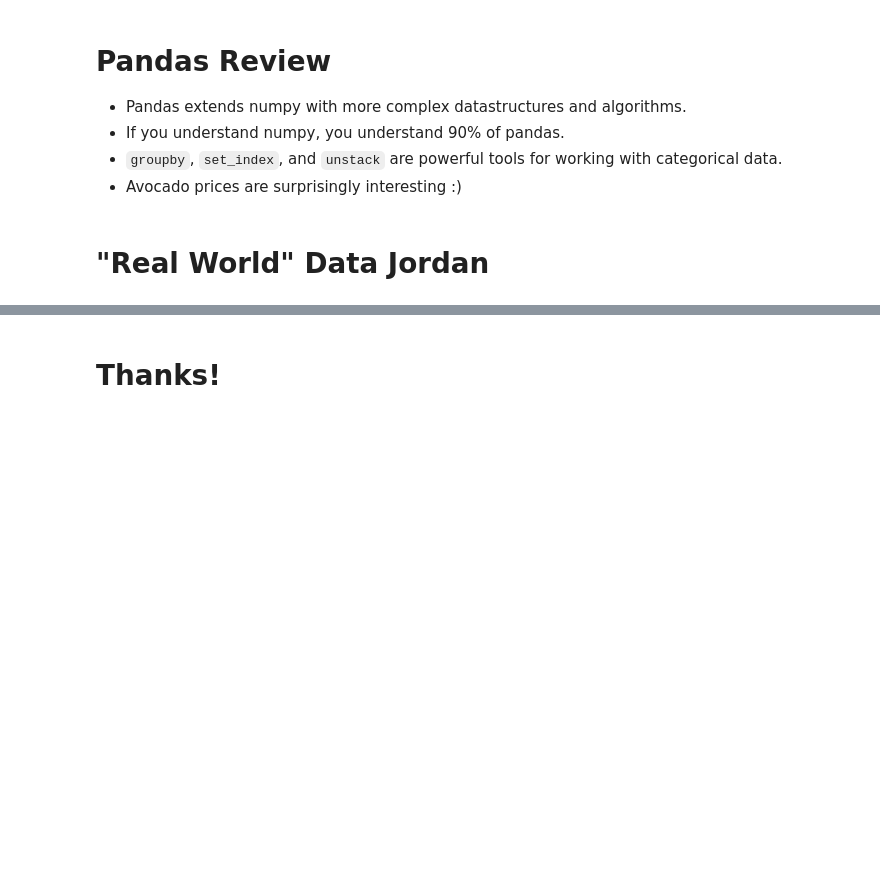
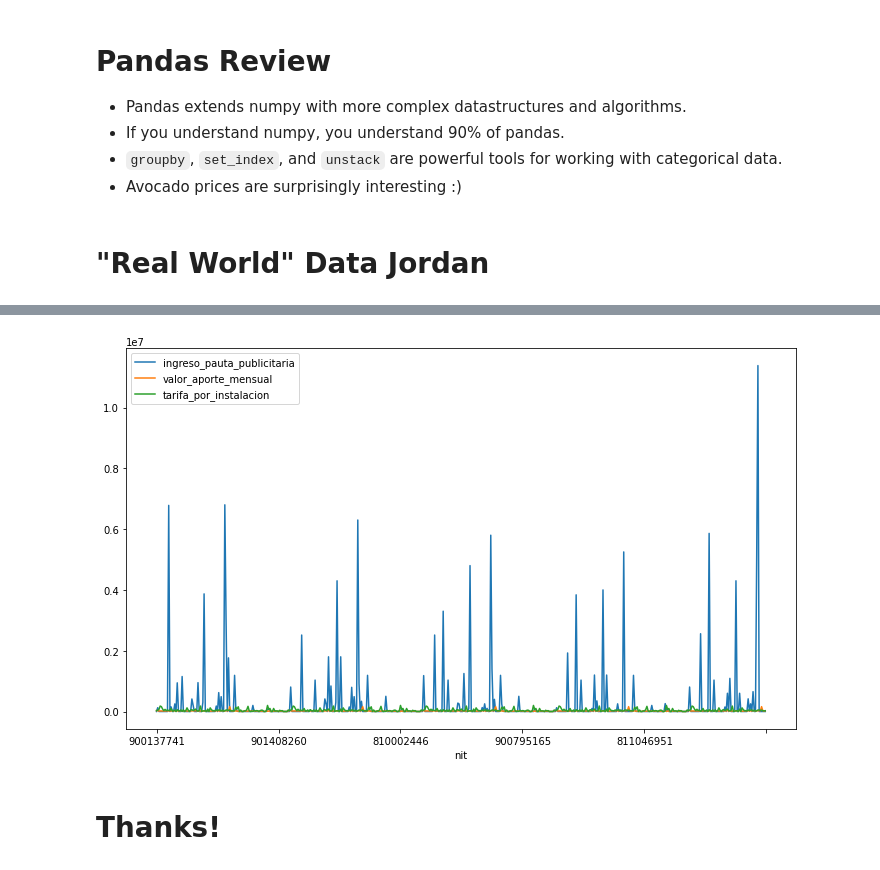
Before and after one commit to jescarraga/AlgorithmsUN2021II, a Jupyter notebook: Lab2/jescarraga_ScottsSanderson.ipynb, the cells around one changed output, grey strips where cells are left out. Drawn from its saved outputs; the diff is of its cells as text; code cells hidden in the pictures; blank space fills up the shorter version.

```diff
--- a/Lab2/jescarraga_ScottsSanderson.ipynb
+++ b/Lab2/jescarraga_ScottsSanderson.ipynb
@@ -1660,2 +1673,7 @@ dtype: object
+# %%
+# Drop `Volume`, since it's way bigger than everything else.
+results_df.drop('ingresos_brutos', axis=1).plot();
+# %% [output]
+[figure, added]
 # %% [markdown]
 # Thanks!
```
Also changed, not shown: parts of 6 cells of this notebook.
